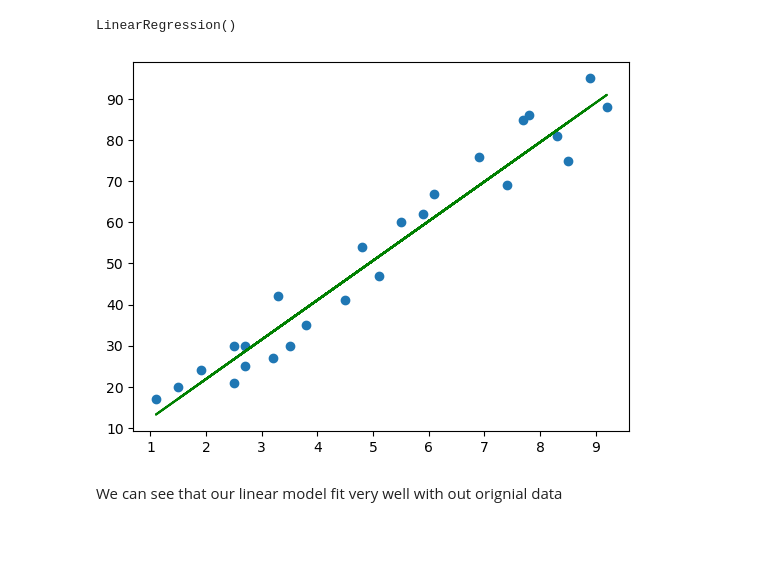
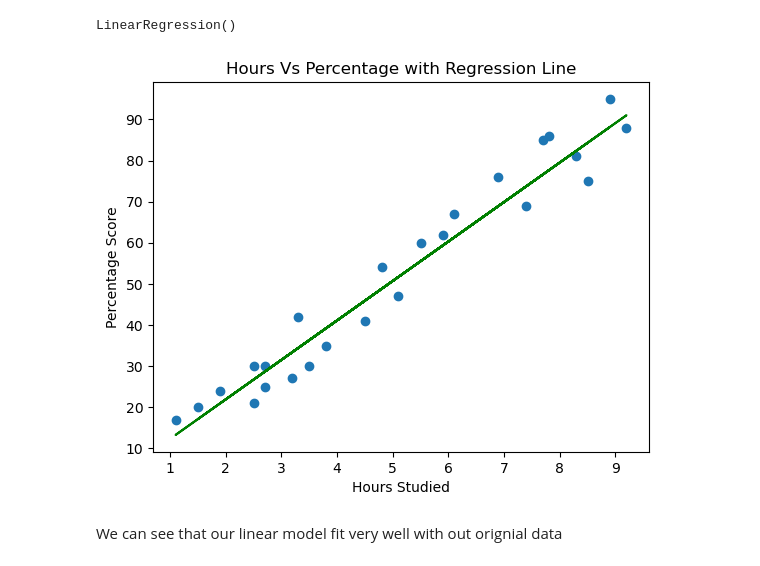
Before and after one commit to Venkadasubramanian/GRIP-The-Sparks-Foundation, a Jupyter notebook: Task 1 - Prediction using Supervised ML.ipynb, the cells around one changed output. Saved outputs shown, nothing was run; the diff lists cells and outputs as text; code cells hidden in the pictures; blank space fills up the shorter version.

Commit message:
Included title and labels for graphs

```diff
--- a/Task 1 - Prediction using Supervised ML.ipynb
+++ b/Task 1 - Prediction using Supervised ML.ipynb
@@ -79,13 +78,16 @@ LinearRegression()
 # %%
 # Plotting the regression line across the whole data
 line = LinearModel.coef_*X+LinearModel.intercept_
 
 # Plotting for the test data
 plt.scatter(X, y)
-plt.plot(X, line,color='green');
+plt.plot(X, line,color='green')
+plt.title("Hours Vs Percentage with Regression Line")
+plt.xlabel('Hours Studied')
+plt.ylabel('Percentage Score')
 plt.show()
 # %% [output]
-[figure, old version]
+[figure, new version]
 # %% [markdown]
 We can see that our linear model fit very well with out orignial data
 # %% [markdown]
```
Also changed, not shown: parts of 4 cells of this notebook, 2 other files.
